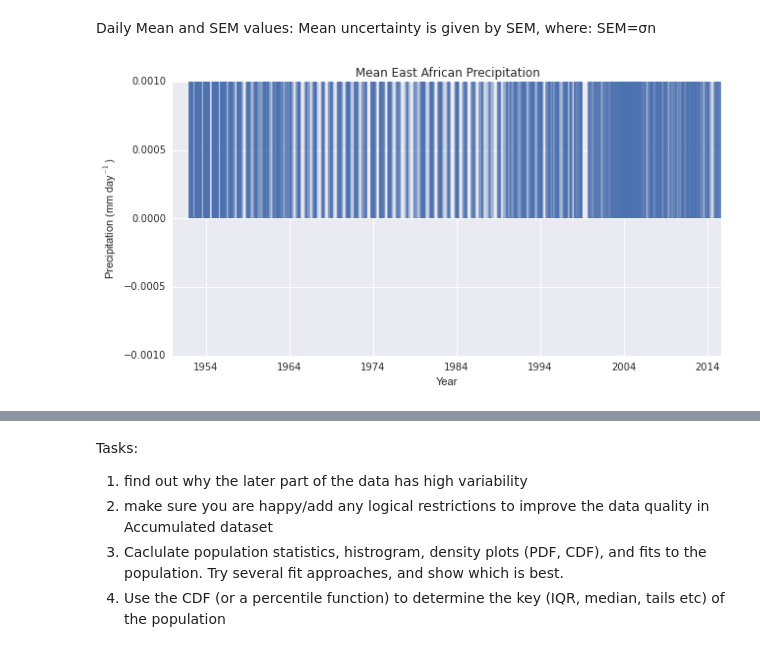
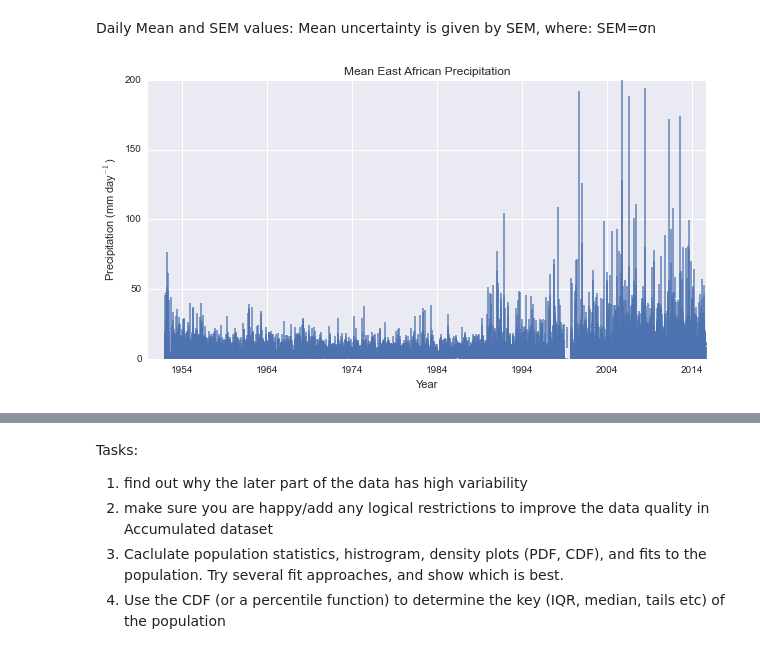
Before and after one commit to elinahkk/Masters, a Jupyter notebook: GHCN_Data_Analysis.ipynb, the cells around one changed output, grey strips where cells are left out. Cells and saved outputs as stored; diff of their text form; code cells hidden in the pictures.

```diff
--- a/GHCN_Data_Analysis.ipynb
+++ b/GHCN_Data_Analysis.ipynb
@@ -131,19 +131,19 @@ df_prcp['Acc_SEM']=pd.Series(sems,index=df_prcp.index)
 # %%
 daily_ts = plt.figure(dpi=72)
 daily_ts.set_size_inches(10,5)      # Specify the figure size
 ax1 = daily_ts.add_subplot(111)     # Add an axis frame object to the plot (i.e. a pannel)
 
 ax1.errorbar(df_prcp.index, df_prcp.Accumulated,
-             yerr=df_prcp.Acc_SEM, alpha=0.2, fmt=',')
-ax1.set_ylim(0,max(df_prcp.Accumulated))
+             yerr=df_prcp.Acc_SEM, alpha=0.75, fmt=',')
+ax1.set_ylim(0,200)
 plt.xlim('1950-01-01','2015-08-31')
 plt.title("Mean East African Precipitation")
 plt.ylabel("Precipitation (mm day$^{-1}$)")
 plt.xlabel("Year")
 plt.grid(True)
 plt.show(daily_ts)
 # %% [output]
-[figure, old version]
+[figure, new version]
 # %%
 import seaborn as sns
 # %%
```
Also changed, not shown: parts of 5 cells of this notebook.
